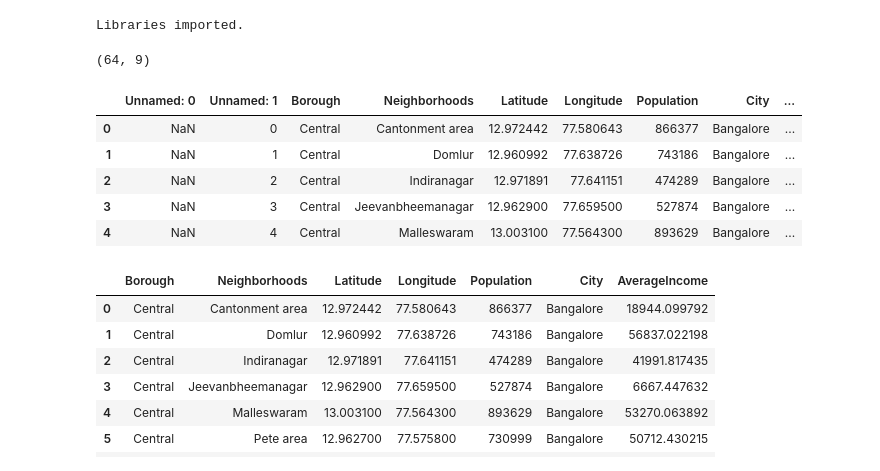
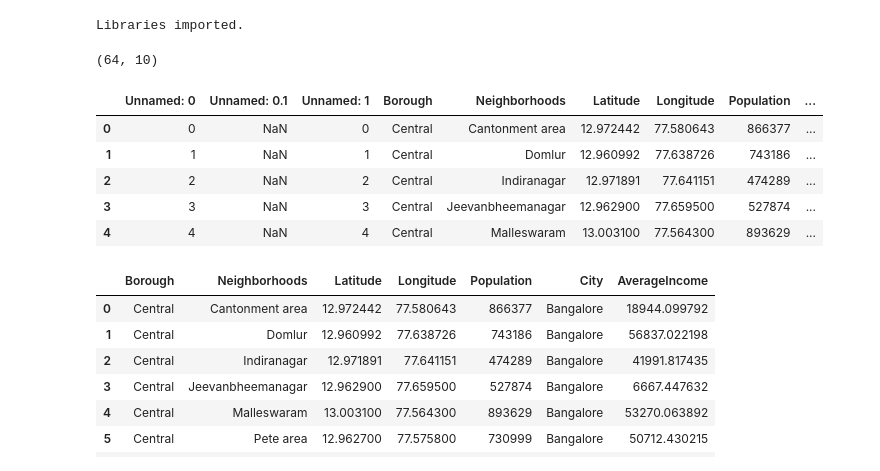
Before and after one commit to sitatava/CourseraCapstone, a Jupyter notebook: CapstoneBlr.ipynb, the cells around one changed output. Drawn from its saved outputs; the diff is of its cells as text; code cells hidden in the pictures.

```diff
--- a/CapstoneBlr.ipynb
+++ b/CapstoneBlr.ipynb
@@ -17,19 +17,18 @@ print('Libraries imported.')
 # %% [output]
 Libraries imported.
 # %%
-# @Hidden_Cell.
 # read the complete data set
-df = pd.read_html('https://github.com/pkpk1717/Coursera_capstone/blob/master/data/complete_dataset.csv', header = 0)[0]
+df = pd.read_csv('BlrData.csv')
 print(df.shape)
 df.head()
 # %% [output]
-(64, 9)
+(64, 10)
-|  | Unnamed: 0 | Unnamed: 1 | Borough | Neighborhoods | Latitude | Longitude | Population | City | ... |
-| 0 | NaN | 0 | Central | Cantonment area | 12.972442 | 77.580643 | 866377 | Bangalore | ... |
-| 1 | NaN | 1 | Central | Domlur | 12.960992 | 77.638726 | 743186 | Bangalore | ... |
-| 2 | NaN | 2 | Central | Indiranagar | 12.971891 | 77.641151 | 474289 | Bangalore | ... |
-| 3 | NaN | 3 | Central | Jeevanbheemanagar | 12.962900 | 77.659500 | 527874 | Bangalore | ... |
-| 4 | NaN | 4 | Central | Malleswaram | 13.003100 | 77.564300 | 893629 | Bangalore | ... |
+|  | Unnamed: 0 | Unnamed: 0.1 | Unnamed: 1 | Borough | Neighborhoods | Latitude | Longitude | Population | ... |
+| 0 | 0 | NaN | 0 | Central | Cantonment area | 12.972442 | 77.580643 | 866377 | ... |
+| 1 | 1 | NaN | 1 | Central | Domlur | 12.960992 | 77.638726 | 743186 | ... |
+| 2 | 2 | NaN | 2 | Central | Indiranagar | 12.971891 | 77.641151 | 474289 | ... |
+| 3 | 3 | NaN | 3 | Central | Jeevanbheemanagar | 12.962900 | 77.659500 | 527874 | ... |
+| 4 | 4 | NaN | 4 | Central | Malleswaram | 13.003100 | 77.564300 | 893629 | ... |
 # %%
 # drop unnamed columns
 df.drop(df.columns[df.columns.str.contains('unnamed',case = False)],axis = 1, inplace = True)
```
Also changed, not shown: parts of 6 cells of this notebook.
